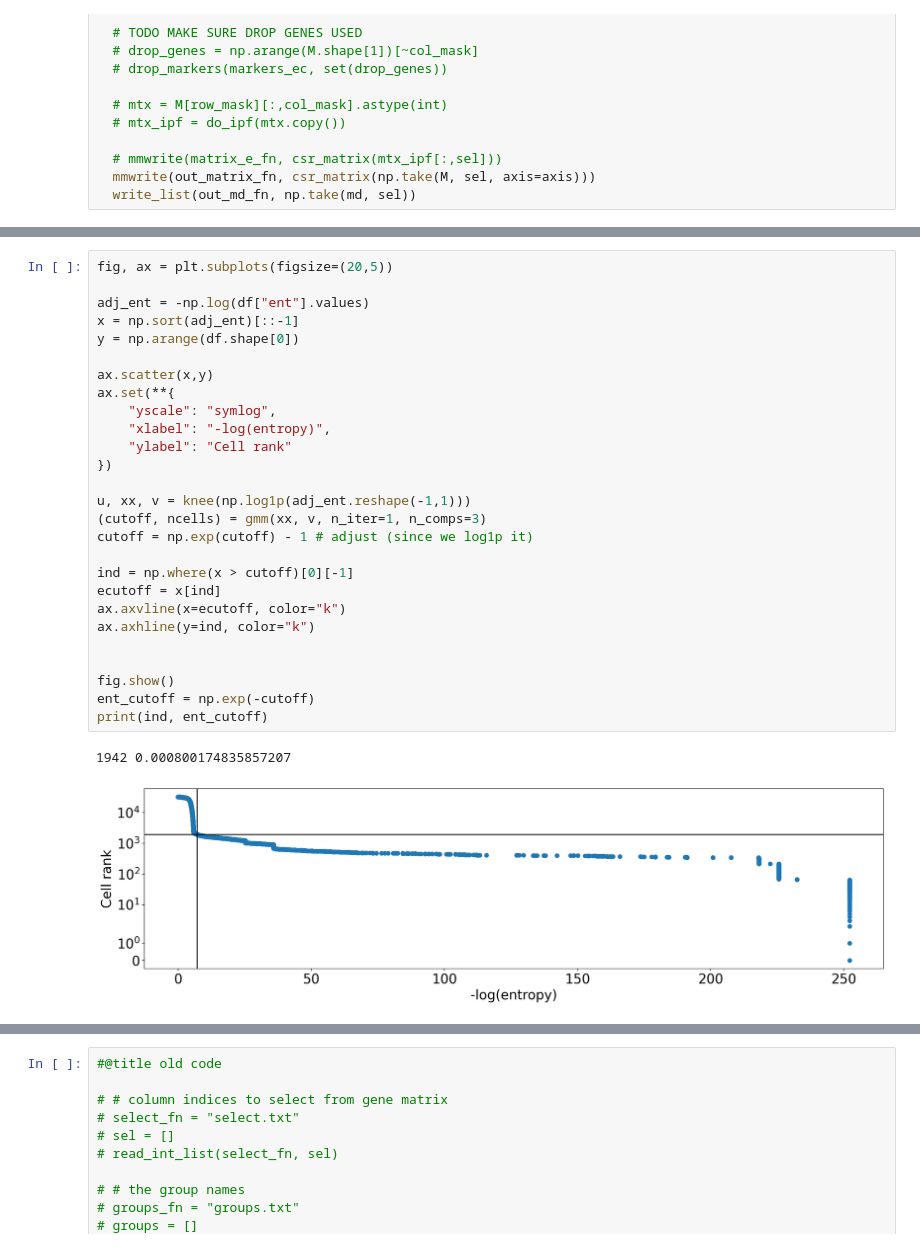
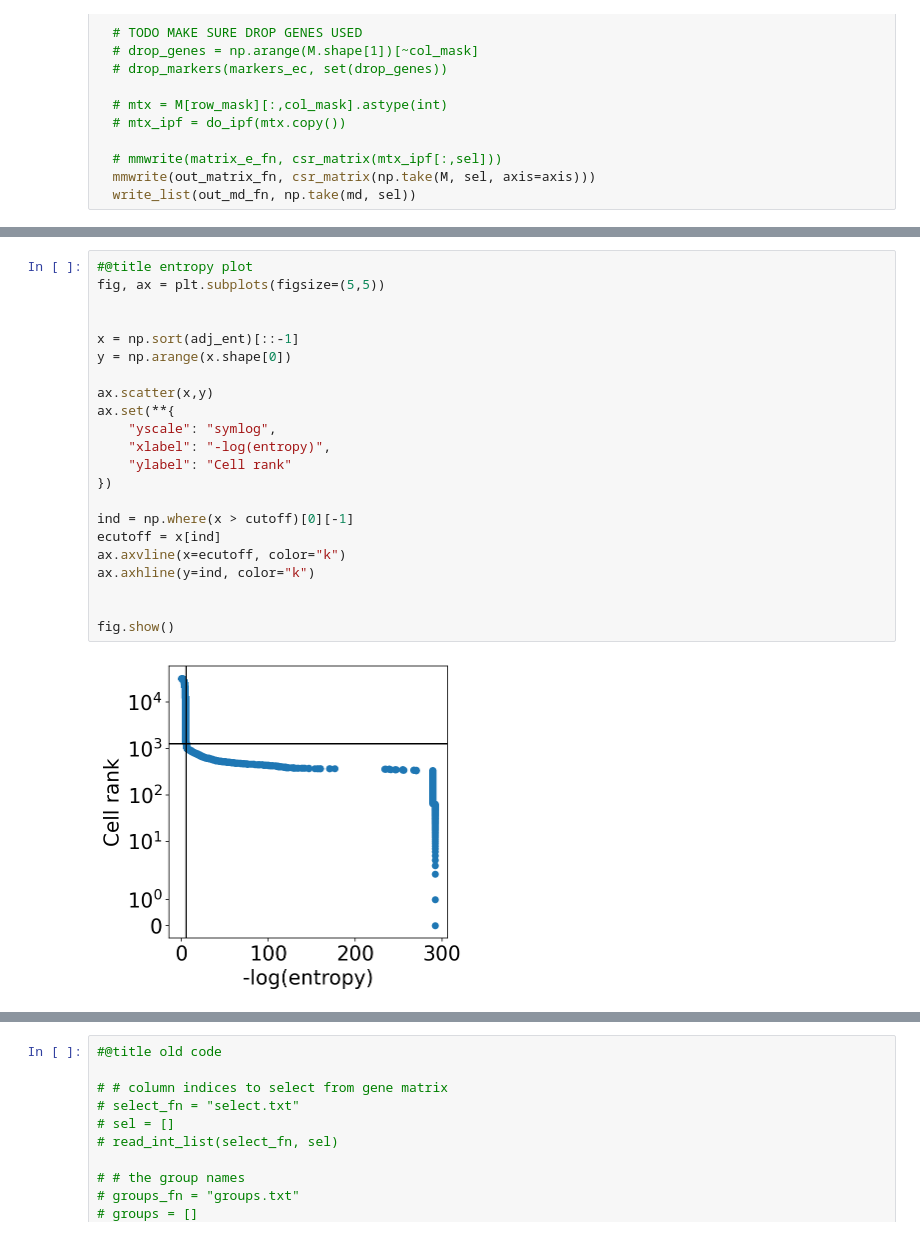
Before and after one commit to sbooeshaghi/azucar, a Jupyter notebook: analysis/293T/obs2/assign.ipynb, the cells around one changed output, grey strips where cells are left out. Saved outputs shown, nothing was run; the diff lists cells and outputs as text.

```diff
--- a/analysis/293T/obs2/assign.ipynb
+++ b/analysis/293T/obs2/assign.ipynb
@@ -2080,30 +2188,24 @@ df.head()
 # %%
-fig, ax = plt.subplots(figsize=(20,5))
+#@title entropy plot
+fig, ax = plt.subplots(figsize=(5,5))
 
-adj_ent = -np.log(df["ent"].values)
+
 x = np.sort(adj_ent)[::-1]
-y = np.arange(df.shape[0])
+y = np.arange(x.shape[0])
 
 ax.scatter(x,y)
 ax.set(**{
     "yscale": "symlog",
     "xlabel": "-log(entropy)",
     "ylabel": "Cell rank"
 })
 
-u, xx, v = knee(np.log1p(adj_ent.reshape(-1,1)))
-(cutoff, ncells) = gmm(xx, v, n_iter=1, n_comps=3)
-cutoff = np.exp(cutoff) - 1 # adjust (since we log1p it)
-
 ind = np.where(x > cutoff)[0][-1]
 ecutoff = x[ind]
 ax.axvline(x=ecutoff, color="k")
 ax.axhline(y=ind, color="k")
 
 
 fig.show()
-ent_cutoff = np.exp(-cutoff)
-print(ind, ent_cutoff)
 # %% [output]
-1942 0.000800174835857207
-[figure, old version]
+[figure, new version]
```
Also changed, not shown: parts of 20 cells of this notebook.
